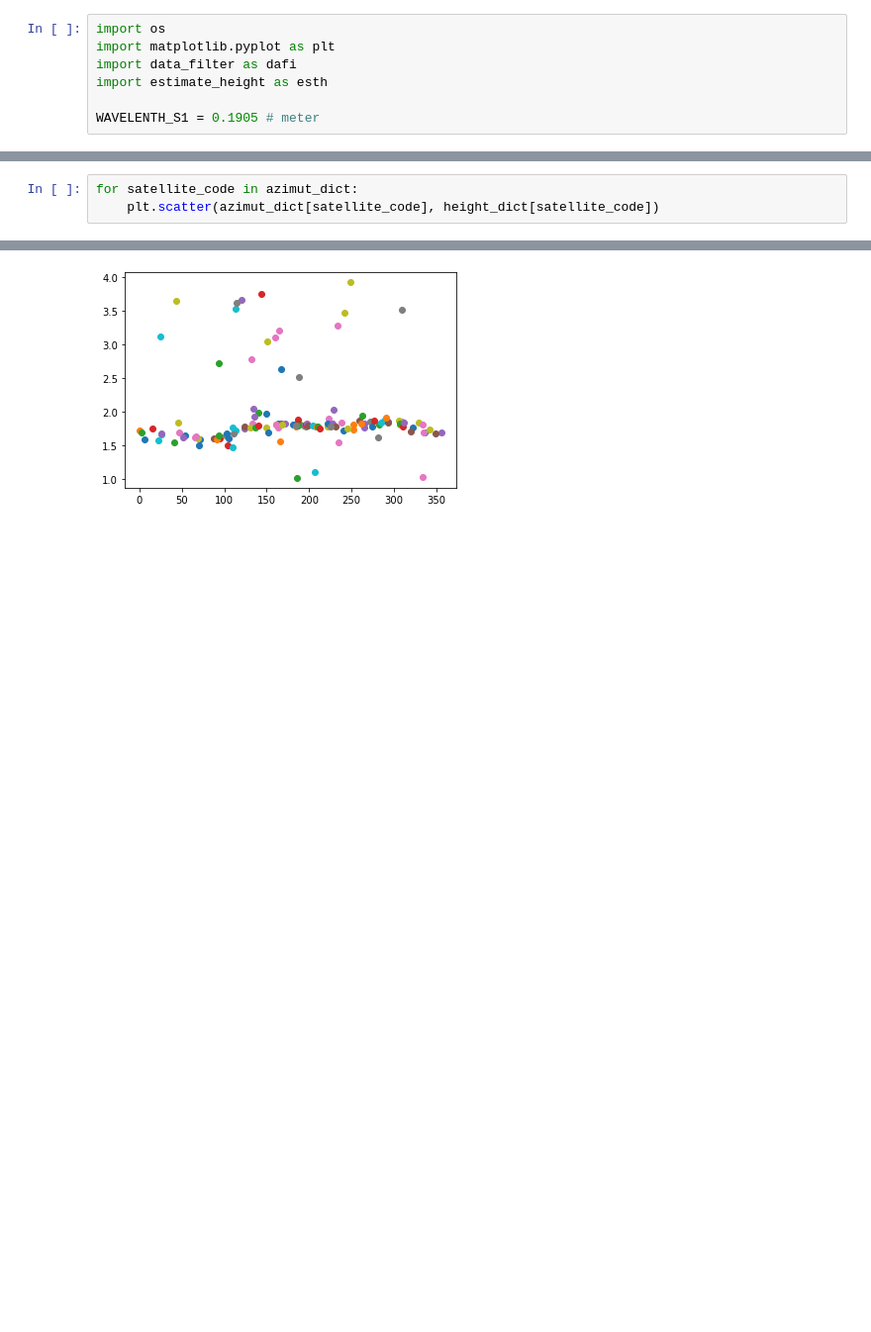
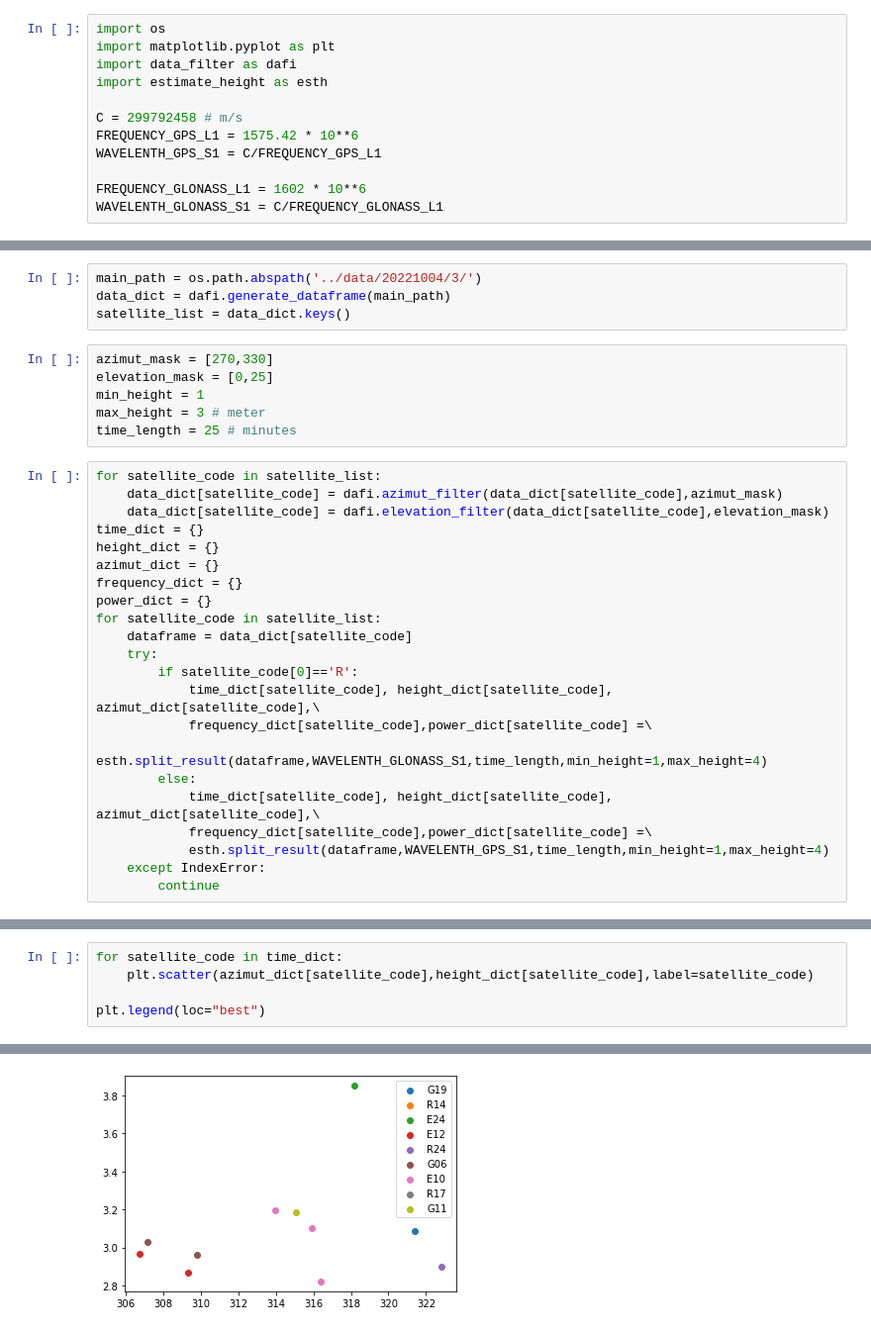
Before and after one commit to ziqing97/gnss_ir_analyze, a Jupyter notebook: src/test_whole_script.ipynb, the cells around one changed output, grey strips where cells are left out. Shown: that part at 99% size. Cells and saved outputs as stored; diff of their text form; blank space fills up the shorter version.

```diff
--- a/src/test_whole_script.ipynb
+++ b/src/test_whole_script.ipynb
@@ -4,4 +4,9 @@ import matplotlib.pyplot as plt
 import data_filter as dafi
 import estimate_height as esth
 
-WAVELENTH_S1 = 0.1905 # meter
+C = 299792458 # m/s
+FREQUENCY_GPS_L1 = 1575.42 * 10**6
+WAVELENTH_GPS_S1 = C/FREQUENCY_GPS_L1
+
+FREQUENCY_GLONASS_L1 = 1602 * 10**6
+WAVELENTH_GLONASS_S1 = C/FREQUENCY_GLONASS_L1
@@ -51,0 +13,32 @@ for satellite_code in data_dict:
+# %%
+main_path = os.path.abspath('../data/20221004/3/')
+data_dict = dafi.generate_dataframe(main_path)
+satellite_list = data_dict.keys()
+# %%
+azimut_mask = [270,330]
+elevation_mask = [0,25]
+min_height = 1
+max_height = 3 # meter
+time_length = 25 # minutes
+# %%
+for satellite_code in satellite_list:
+    data_dict[satellite_code] = dafi.azimut_filter(data_dict[satellite_code],azimut_mask)
+    data_dict[satellite_code] = dafi.elevation_filter(data_dict[satellite_code],elevation_mask)
+time_dict = {}
+height_dict = {}
+azimut_dict = {}
+frequency_dict = {}
+power_dict = {}
+for satellite_code in satellite_list:
+    dataframe = data_dict[satellite_code]
+    try:
+        if satellite_code[0]=='R':
+            time_dict[satellite_code], height_dict[satellite_code], azimut_dict[satellite_code],\
+            frequency_dict[satellite_code],power_dict[satellite_code] =\
+            esth.split_result(dataframe,WAVELENTH_GLONASS_S1,time_length,min_height=1,max_height=4)
+        else:
+            time_dict[satellite_code], height_dict[satellite_code], azimut_dict[satellite_code],\
+            frequency_dict[satellite_code],power_dict[satellite_code] =\
+            esth.split_result(dataframe,WAVELENTH_GPS_S1,time_length,min_height=1,max_height=4)
+    except IndexError:
+        continue
@@ -52,4 +49,6 @@ for satellite_code in data_dict:
 # %%
-for satellite_code in azimut_dict:
-    plt.scatter(azimut_dict[satellite_code], height_dict[satellite_code])
+for satellite_code in time_dict:
+    plt.scatter(azimut_dict[satellite_code],height_dict[satellite_code],label=satellite_code)
+
+plt.legend(loc="best")
 # %% [output]
@@ -56 +56 @@ for satellite_code in azimut_dict:
-[figure, old version]
+[figure, new version]
```
Also changed, not shown: parts of 4 cells of this notebook, 1 other file.
